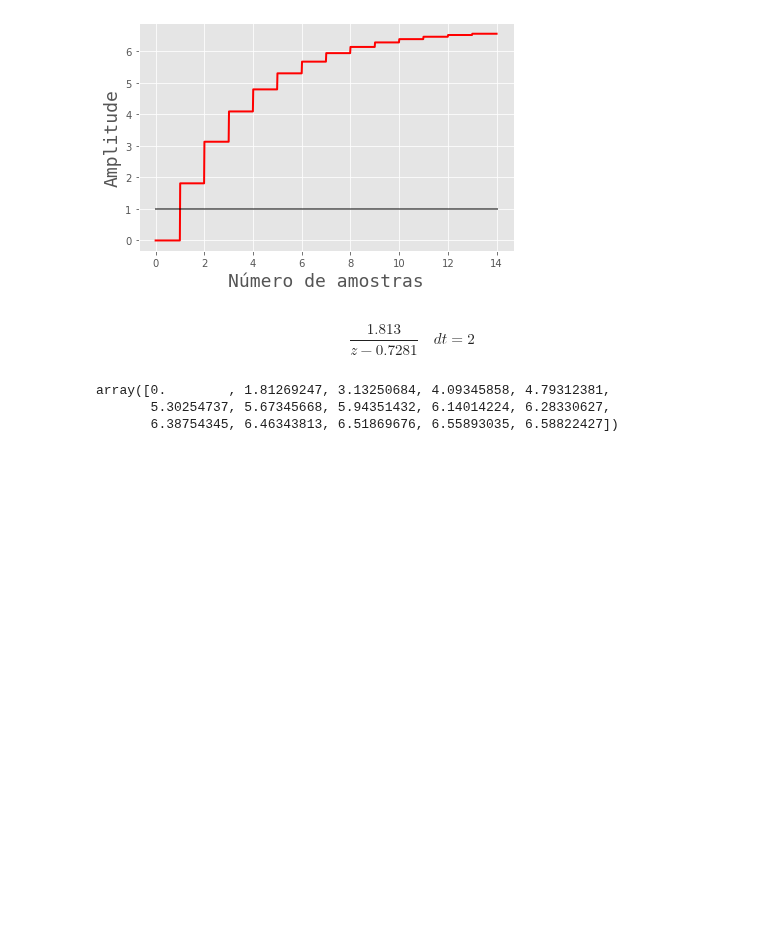
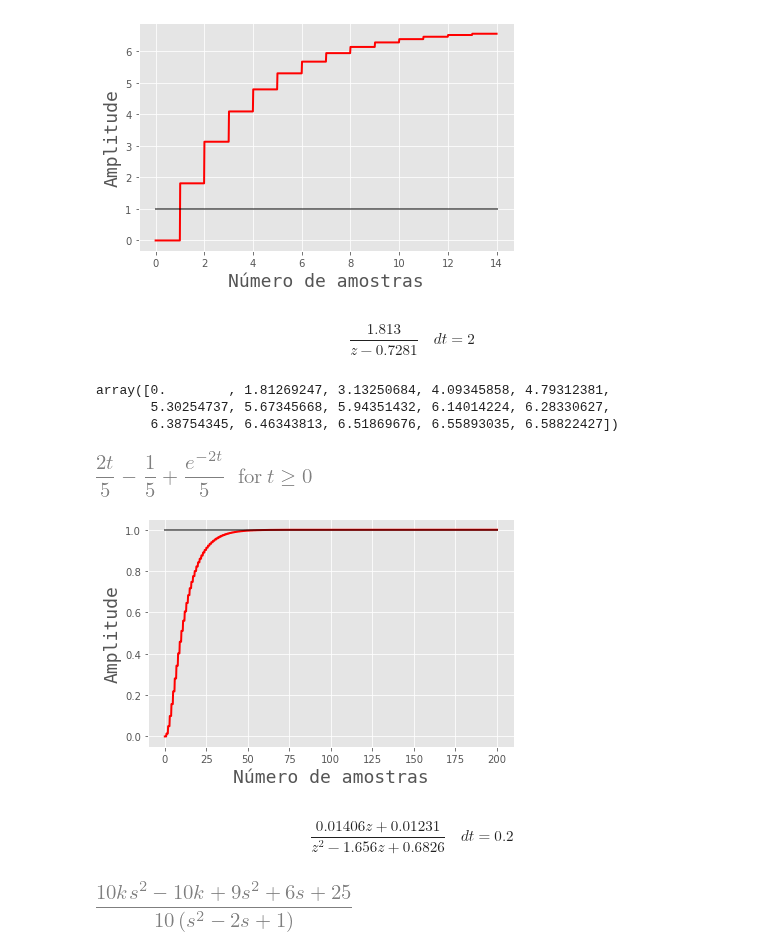
Before and after one commit to Hiago013/Ola-Mundo, a Jupyter notebook: ELT 331/lista3II.ipynb, the cells around one changed output. Saved outputs shown, nothing was run; the diff lists cells and outputs as text; code cells hidden in the pictures; blank space fills up the shorter version.

```diff
--- a/ELT 331/lista3II.ipynb
+++ b/ELT 331/lista3II.ipynb
@@ -107,3 +128,26 @@ $$\frac{1.813}{z - 0.7281}\quad dt = 2$$
 array([0.        , 1.81269247, 3.13250684, 4.09345858, 4.79312381,
        5.30254737, 5.67345668, 5.94351432, 6.14014224, 6.28330627,
        6.38754345, 6.46343813, 6.51869676, 6.55893035, 6.58822427])
+# %%
+g1s = 8 * (s + 0.1) / (s**2 * (10*s+1) * (s+2))
+g1c = tf(4, [5, 10, 0])
+Q17 = digital(Gs=g1s, Gsc= g1c, tau=.2)
+display(Q17.s2t())
+Q17.s2z()
+val = Q17.Fz(200, plot=True)
+val[0]
+# %% [output]
+[figure, added]
+[figure, added]
+$$\frac{0.01406 z + 0.01231}{z^2 - 1.656 z + 0.6826}\quad dt = 0.2$$
+# %%
+from sympy import var
+var('k')
+var('a')
+var('T')
+var('W')
+t = (s + 1)/(s-1)
+Xz = z**2 + z* (k - 1.7) + 0.7 + 0.9*z
+(Xz.subs(z, t)).simplify()
+# %% [output]
+[figure, added]
```
Also changed, not shown: parts of 1 cell of this notebook, 1 other file.
